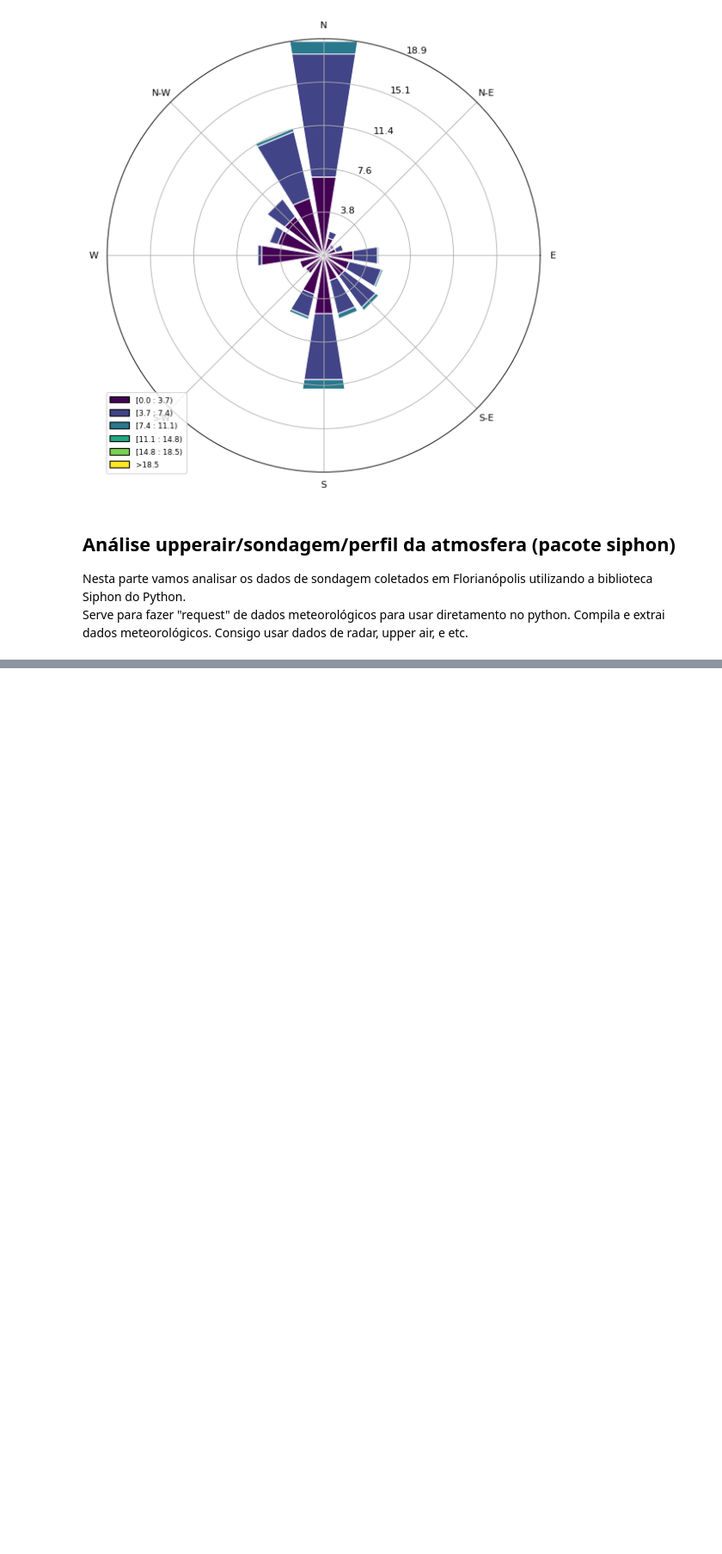
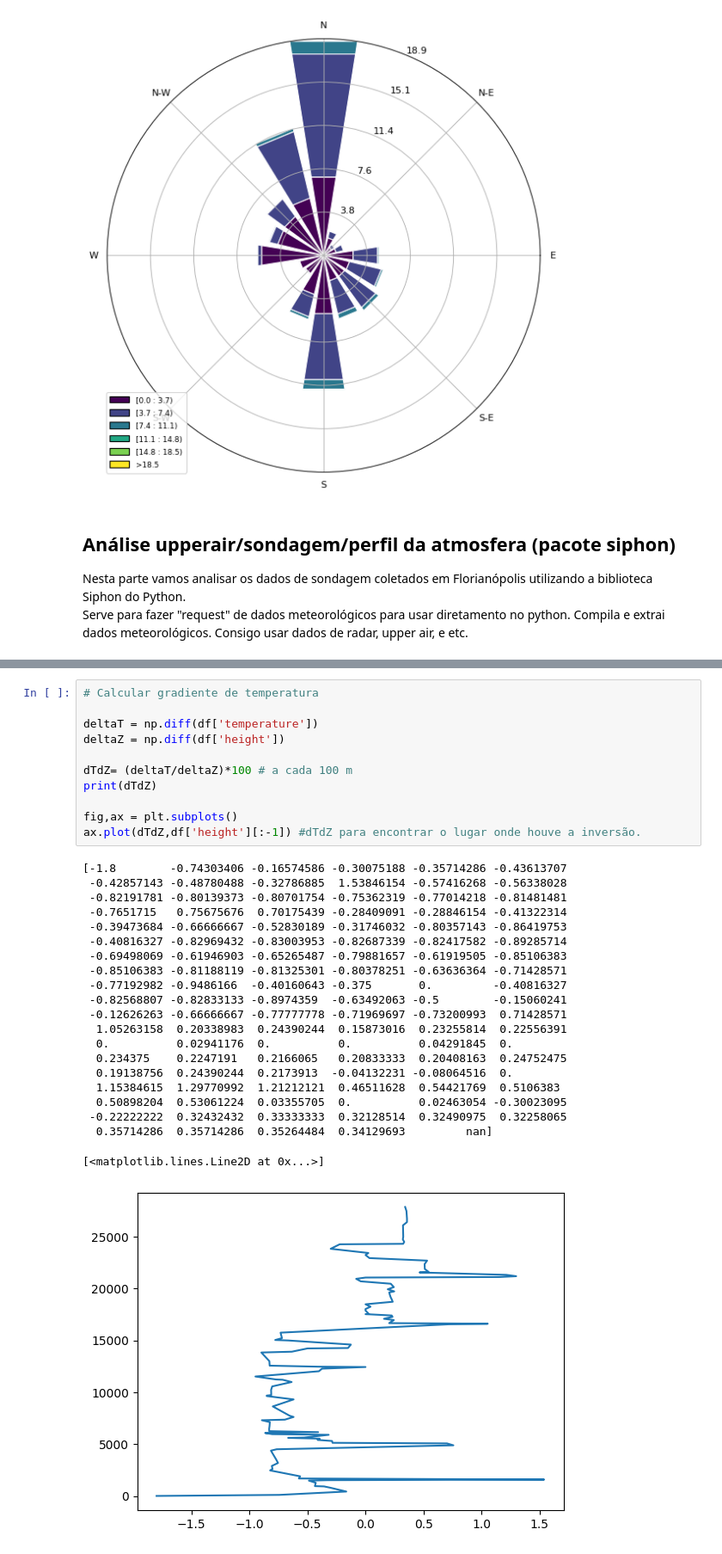
Before and after one commit to Suelensilva22/ENS5173_202401, a Jupyter notebook: Aula_Atividade_02.ipynb, the cells around one changed output, grey strips where cells are left out. Shown: that part at 86% size. Cells and saved outputs as stored; diff of their text form; blank space fills up the shorter version.

```diff
--- a/Aula_Atividade_02.ipynb
+++ b/Aula_Atividade_02.ipynb
@@ -292,0 +335,33 @@ Serve para fazer "request" de dados meteorológicos para usar diretamento no pyt
+# %%
+# Calcular gradiente de temperatura
+
+deltaT = np.diff(df['temperature'])
+deltaZ = np.diff(df['height'])
+
+dTdZ= (deltaT/deltaZ)*100 # a cada 100 m
+print(dTdZ)
+
+fig,ax = plt.subplots()
+ax.plot(dTdZ,df['height'][:-1]) #dTdZ para encontrar o lugar onde houve a inversão.
+# %% [output]
+[-1.8        -0.74303406 -0.16574586 -0.30075188 -0.35714286 -0.43613707
+ -0.42857143 -0.48780488 -0.32786885  1.53846154 -0.57416268 -0.56338028
+ -0.82191781 -0.80139373 -0.80701754 -0.75362319 -0.77014218 -0.81481481
+ -0.7651715   0.75675676  0.70175439 -0.28409091 -0.28846154 -0.41322314
+ -0.39473684 -0.66666667 -0.52830189 -0.31746032 -0.80357143 -0.86419753
+ -0.40816327 -0.82969432 -0.83003953 -0.82687339 -0.82417582 -0.89285714
+ -0.69498069 -0.61946903 -0.65265487 -0.79881657 -0.61919505 -0.85106383
+ -0.85106383 -0.81188119 -0.81325301 -0.80378251 -0.63636364 -0.71428571
+ -0.77192982 -0.9486166  -0.40160643 -0.375       0.         -0.40816327
+ -0.82568807 -0.82833133 -0.8974359  -0.63492063 -0.5        -0.15060241
+ -0.12626263 -0.66666667 -0.77777778 -0.71969697 -0.73200993  0.71428571
+  1.05263158  0.20338983  0.24390244  0.15873016  0.23255814  0.22556391
+  0.          0.02941176  0.          0.          0.04291845  0.
+  0.234375    0.2247191   0.2166065   0.20833333  0.20408163  0.24752475
+  0.19138756  0.24390244  0.2173913  -0.04132231 -0.08064516  0.
+  1.15384615  1.29770992  1.21212121  0.46511628  0.54421769  0.5106383
+  0.50898204  0.53061224  0.03355705  0.          0.02463054 -0.30023095
+ -0.22222222  0.32432432  0.33333333  0.32128514  0.32490975  0.32258065
+  0.35714286  0.35714286  0.35264484  0.34129693         nan]
+[<matplotlib.lines.Line2D at 0x...>]
+[figure, added]
```
Also changed, not shown: parts of 8 cells of this notebook.
